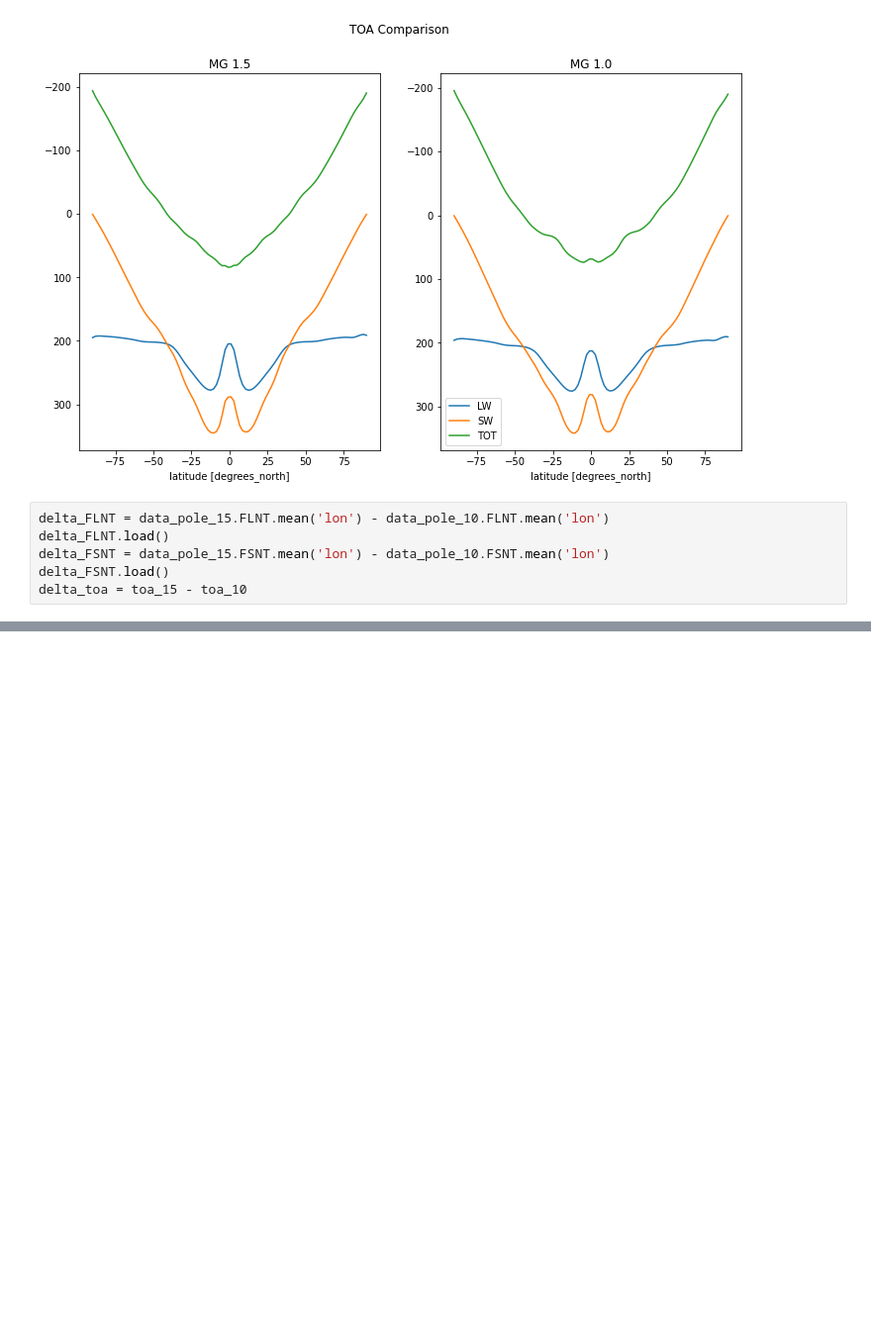
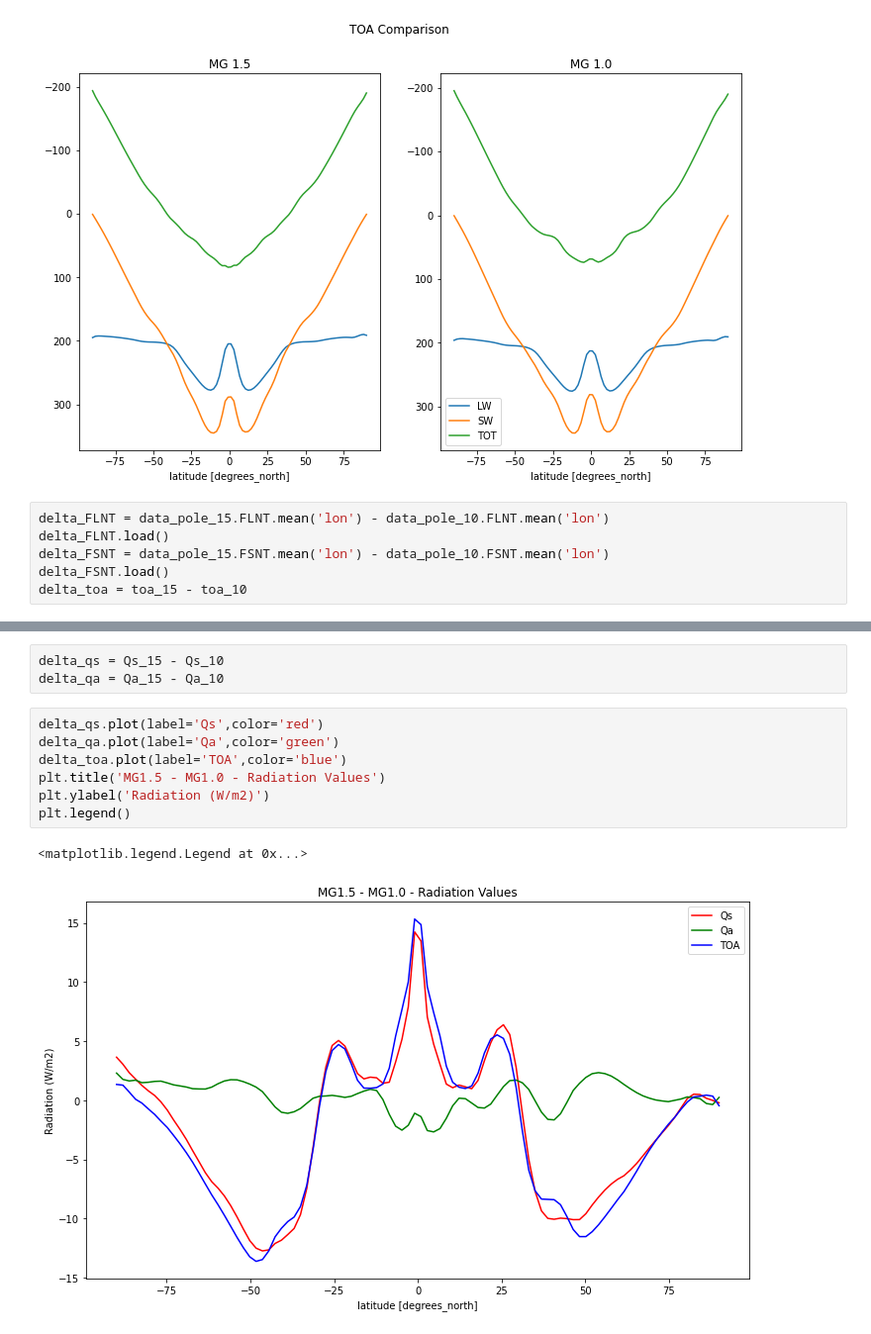
Before and after one commit to mailesasaki/cdds_sst_perturbations, a Jupyter notebook: twenty_year_runs/test_microphysics.ipynb, the cells around one changed output, grey strips where cells are left out. Shown at 99% size. Saved outputs shown, nothing was run; the diff lists cells and outputs as text; blank space fills up the shorter version.

```diff
--- a/twenty_year_runs/test_microphysics.ipynb
+++ b/twenty_year_runs/test_microphysics.ipynb
@@ -136,0 +199,13 @@ Text(0.5, 1.0, 'MG 1.5 - MG 1.0')
+# %%
+delta_qs = Qs_15 - Qs_10
+delta_qa = Qa_15 - Qa_10
+# %%
+delta_qs.plot(label='Qs',color='red')
+delta_qa.plot(label='Qa',color='green')
+delta_toa.plot(label='TOA',color='blue')
+plt.title('MG1.5 - MG1.0 - Radiation Values')
+plt.ylabel('Radiation (W/m2)')
+plt.legend()
+# %% [output]
+<matplotlib.legend.Legend at 0x...>
+[figure, added]
```
Also changed, not shown: parts of 11 cells of this notebook.
